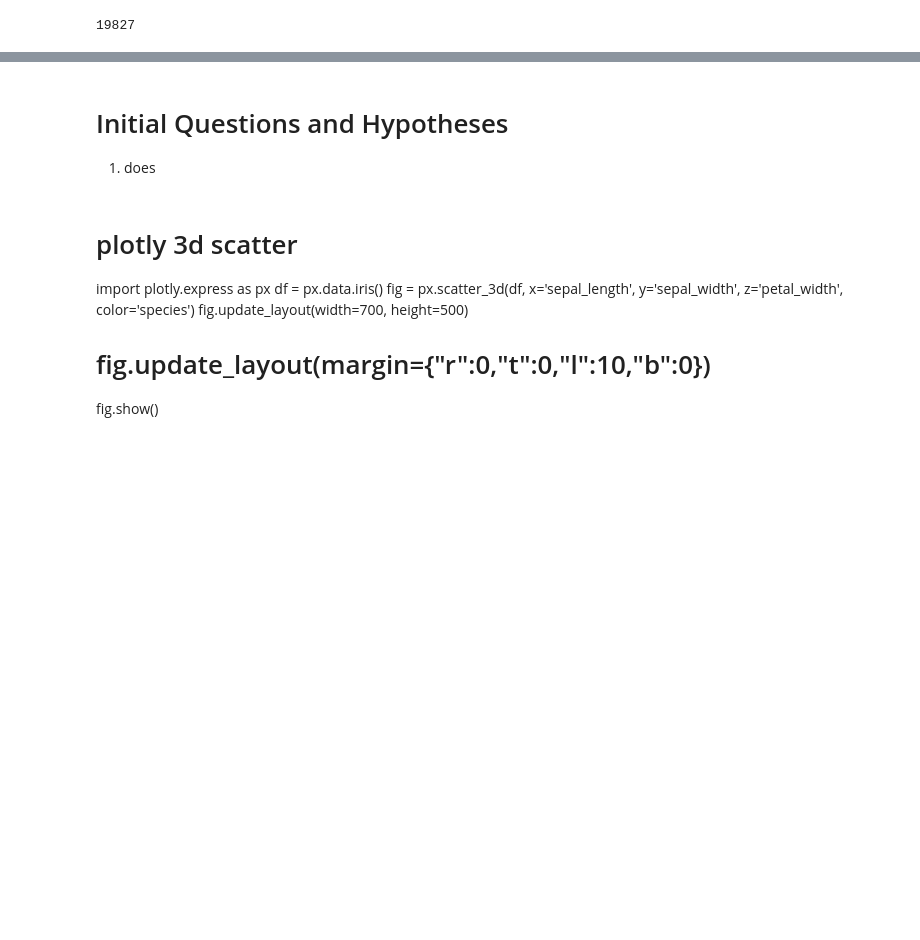
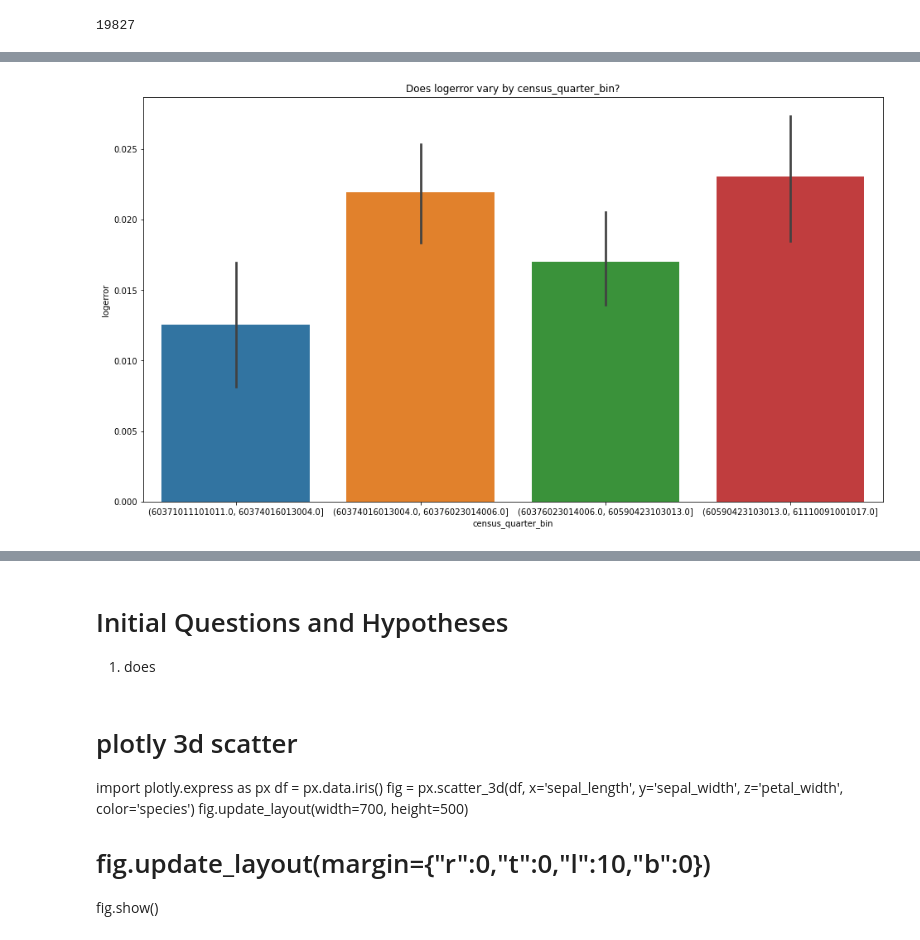
Before and after one commit to SchneemannDavid/clustering_project, a Jupyter notebook: explore_zillow.ipynb, the cells around one changed output, grey strips where cells are left out. Drawn from its saved outputs; the diff is of its cells as text; code cells hidden in the pictures; blank space fills up the shorter version.

```diff
--- a/explore_zillow.ipynb
+++ b/explore_zillow.ipynb
@@ -271,0 +387,9 @@ KeyboardInterrupt:
+# %%
+train['census_quarter_bin'] = pd.qcut(train['censustractandblock'],q=4)
+
+plt.figure(figsize=(16, 9))
+sns.barplot(data = train, x='census_quarter_bin', y='logerror')
+plt.title('Does logerror vary by census_quarter_bin?')
+plt.show()
+# %% [output]
+[figure, added]
```
Also changed, not shown: parts of 33 cells of this notebook, 4 other files.
